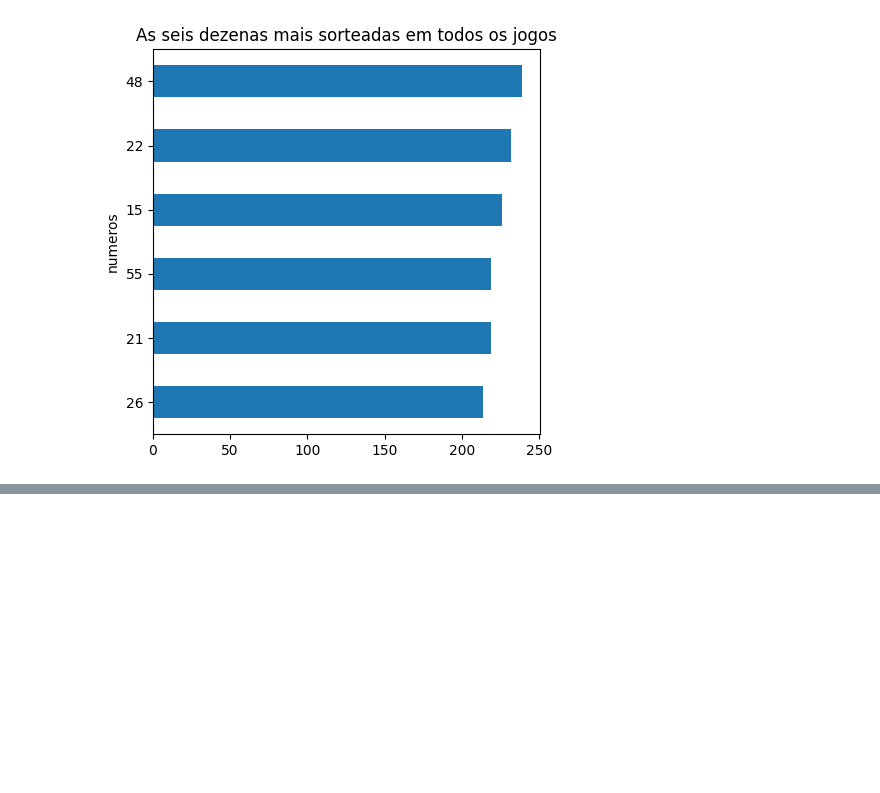
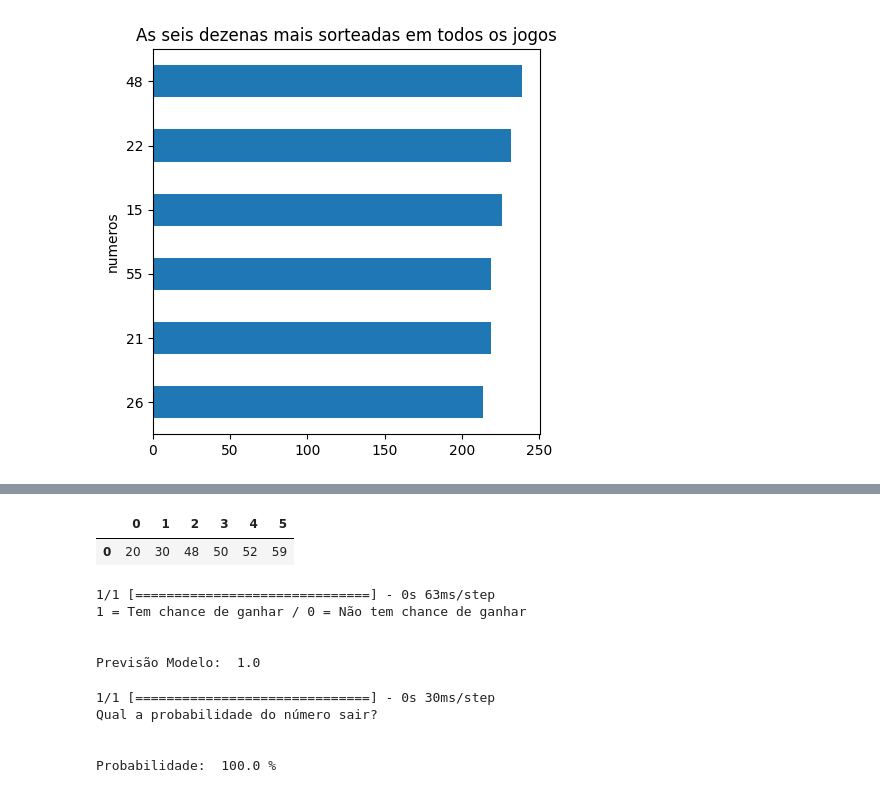
Before and after one commit to joaosilvacruz/rede-neural-loteria, a Jupyter notebook: analise-loteria.ipynb, the cells around one changed output, grey strips where cells are left out. Saved outputs shown, nothing was run; the diff lists cells and outputs as text; code cells hidden in the pictures; blank space fills up the shorter version.

```diff
--- a/analise-loteria.ipynb
+++ b/analise-loteria.ipynb
@@ -144,0 +184,31 @@ y_predict
+# %%
+numero_sorteio = [[20, 30, 48, 50, 52, 59]]
+y_predict = pd.DataFrame(numero_sorteio)
+y_predict
+# %% [output]
+|  | 0 | 1 | 2 | 3 | 4 | 5 |
+| 0 | 20 | 30 | 48 | 50 | 52 | 59 |
+# %%
+# Fazendo a predição - Classes
+predict_class = modelo.predict(y_predict)
+print("1 = Tem chance de ganhar / 0 = Não tem chance de ganhar")
+print("\n")
+print("Previsão Modelo: ",predict_class[0][0])
+# %% [output]
+1/1 [==============================] - 0s 63ms/step
+1 = Tem chance de ganhar / 0 = Não tem chance de ganhar
+
+
+Previsão Modelo:  1.0
+# %%
+# Achando a probabilidade - Proba
+predict_proba = modelo.predict(y_predict)
+print("Qual a probabilidade do número sair?")
+print("\n")
+print("Probabilidade: ", round((predict_proba[0][0]*100),2), "%")
+# %% [output]
+1/1 [==============================] - 0s 30ms/step
+Qual a probabilidade do número sair?
+
+
+Probabilidade:  100.0 %
```
Also changed, not shown: parts of 22 cells of this notebook.
